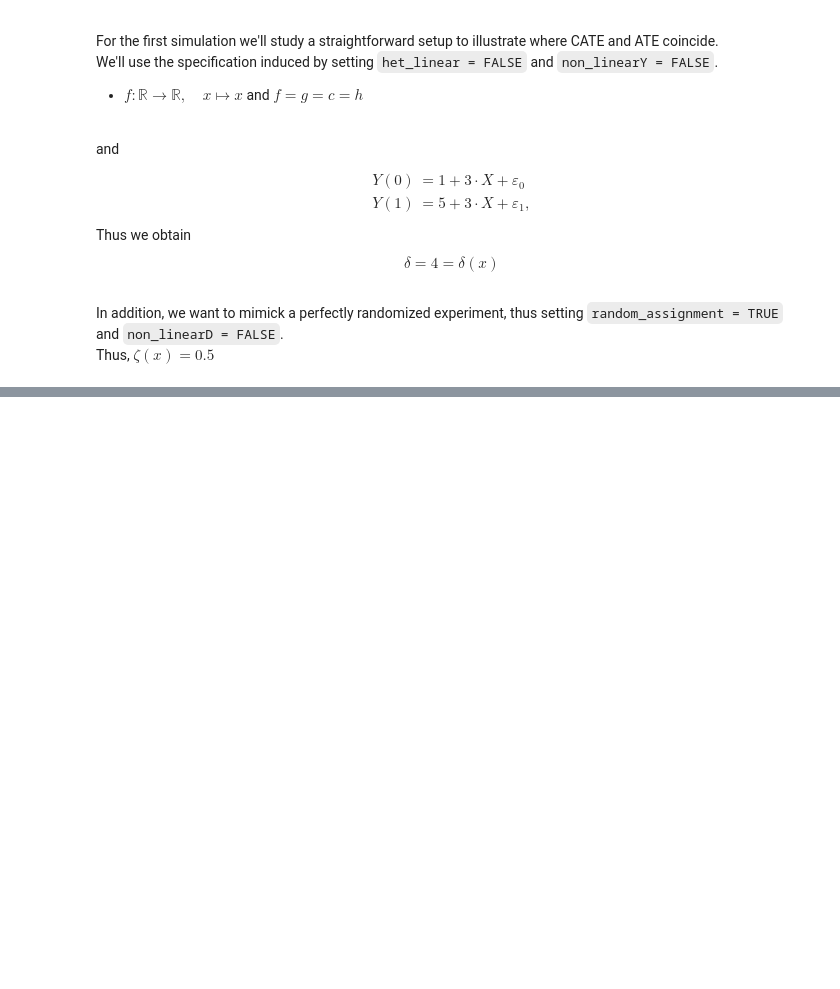
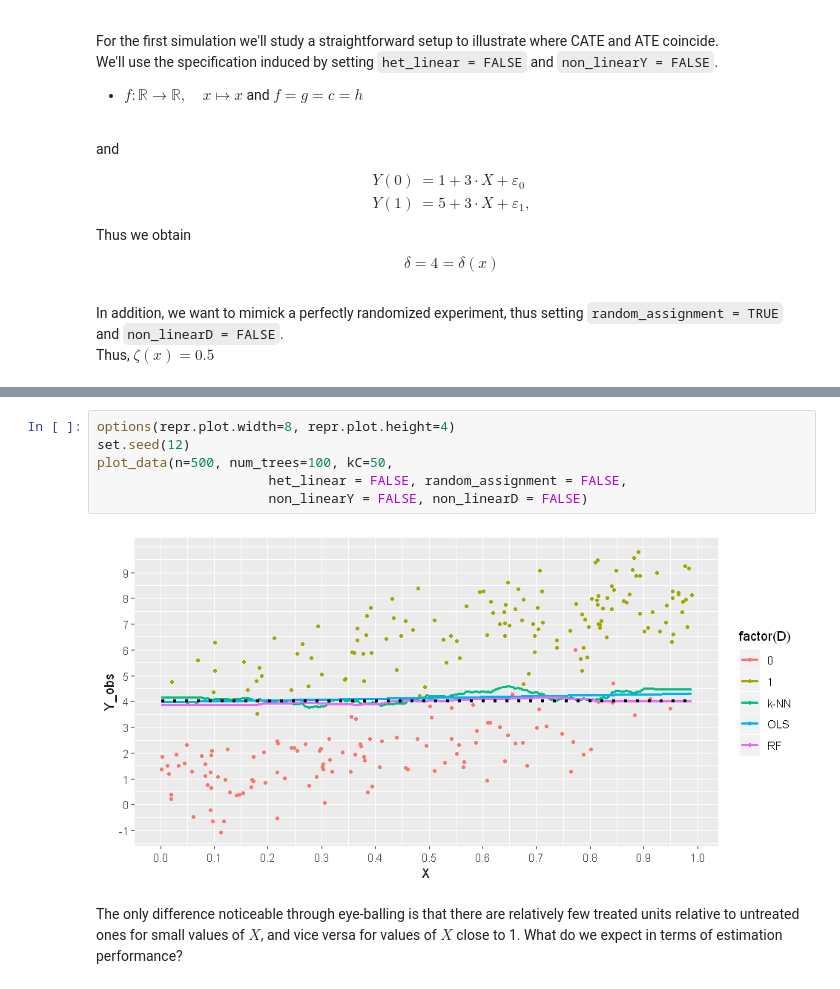
Before and after one commit to timmens/student-project-timmens, a Jupyter notebook: Simulation_Study/simulation_study.ipynb, the cells around one changed output, grey strips where cells are left out. Cells and saved outputs as stored; diff of their text form; blank space fills up the shorter version.

```diff
--- a/Simulation_Study/simulation_study.ipynb
+++ b/Simulation_Study/simulation_study.ipynb
@@ -477,0 +554,10 @@ Thus, $\zeta(x) = 0.5$
+# %%
+options(repr.plot.width=8, repr.plot.height=4)
+set.seed(12)
+plot_data(n=500, num_trees=100, kC=50,
+                      het_linear = FALSE, random_assignment = FALSE,
+                      non_linearY = FALSE, non_linearD = FALSE)
+# %% [output]
+[figure, added]
+# %% [markdown]
+The only difference noticeable through eye-balling is that there are relatively few treated units relative to untreated ones for small values of $X$, and vice versa for values of $X$ close to 1. What do we expect in terms of estimation performance?
```
Also changed, not shown: parts of 19 cells of this notebook, 2 other files.
